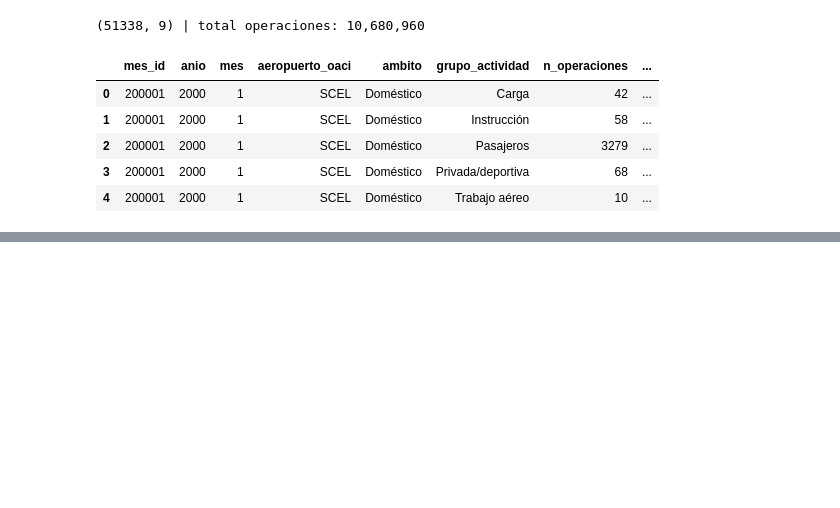
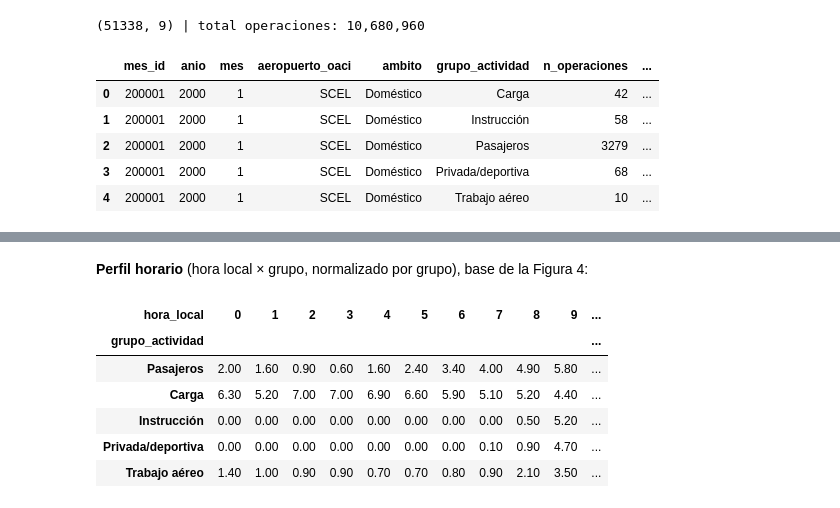
Before and after one commit to Gaboto1/visualizacion-transporte-rojas-gabriel, a Jupyter notebook: notebooks/evaluacion02.ipynb, the cells around one changed output, grey strips where cells are left out. Saved outputs shown, nothing was run; the diff lists cells and outputs as text; code cells hidden in the pictures; blank space fills up the shorter version.

```diff
--- a/notebooks/evaluacion02.ipynb
+++ b/notebooks/evaluacion02.ipynb
@@ -872,0 +1022,18 @@ mensual.head()
+# %% [markdown]
+**Perfil horario** (hora local × grupo, normalizado por grupo), base de la Figura 4:
+# %%
+GRUPOS_PRINCIPALES = ["Pasajeros", "Carga", "Instrucción", "Privada/deportiva", "Trabajo aéreo"]
+horario = (ops.query("anio == 2025 and grupo_actividad in @GRUPOS_PRINCIPALES")
+              .pivot_table(index="grupo_actividad", columns="hora_local", values="matricula",
+                           aggfunc="size", fill_value=0, observed=True)
+              .reindex(GRUPOS_PRINCIPALES))
+horario_pct = horario.div(horario.sum(axis=1), axis=0) * 100
+horario_pct.round(1)
+# %% [output]
+| hora_local | 0 | 1 | 2 | 3 | 4 | 5 | 6 | 7 | 8 | 9 | ... |
+| grupo_actividad |  |  |  |  |  |  |  |  |  |  | ... |
+| Pasajeros | 2.00 | 1.60 | 0.90 | 0.60 | 1.60 | 2.40 | 3.40 | 4.00 | 4.90 | 5.80 | ... |
+| Carga | 6.30 | 5.20 | 7.00 | 7.00 | 6.90 | 6.60 | 5.90 | 5.10 | 5.20 | 4.40 | ... |
+| Instrucción | 0.00 | 0.00 | 0.00 | 0.00 | 0.00 | 0.00 | 0.00 | 0.00 | 0.50 | 5.20 | ... |
+| Privada/deportiva | 0.00 | 0.00 | 0.00 | 0.00 | 0.00 | 0.00 | 0.00 | 0.10 | 0.90 | 4.70 | ... |
+| Trabajo aéreo | 1.40 | 1.00 | 0.90 | 0.90 | 0.70 | 0.70 | 0.80 | 0.90 | 2.10 | 3.50 | ... |
```
Also changed, not shown: parts of 20 cells of this notebook, 1 other file.
